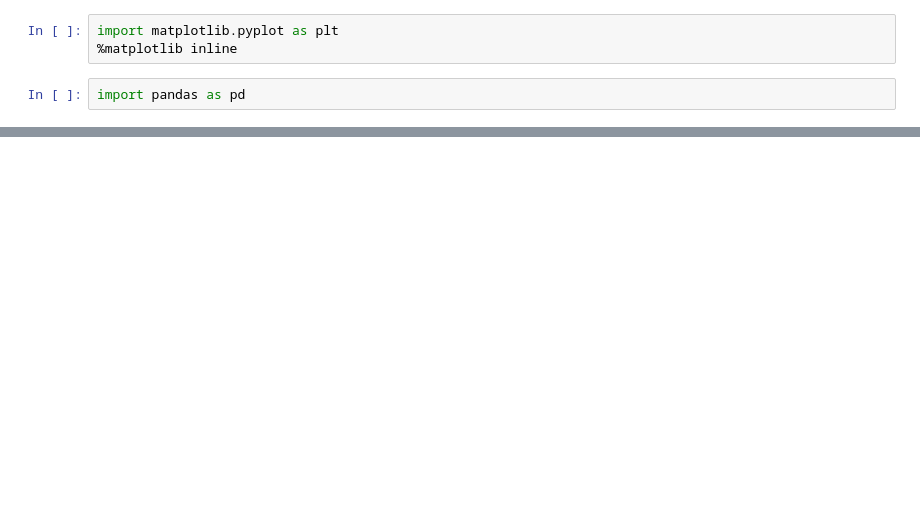
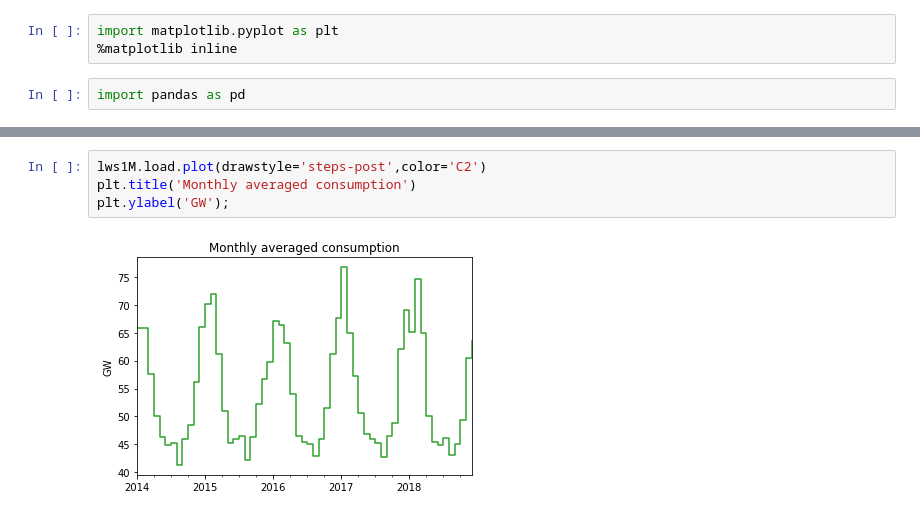
Before and after one commit to pierre-haessig/french-elec2, a Jupyter notebook: REn_Complementarity.ipynb, the cells around one changed output, grey strips where cells are left out. Drawn from its saved outputs; the diff is of its cells as text; blank space fills up the shorter version.

```diff
--- a/REn_Complementarity.ipynb
+++ b/REn_Complementarity.ipynb
@@ -167,0 +65,6 @@ ax.grid();
+# %%
+lws1M.load.plot(drawstyle='steps-post',color='C2')
+plt.title('Monthly averaged consumption')
+plt.ylabel('GW');
+# %% [output]
+[figure, added]
```
Also changed, not shown: parts of 75 cells of this notebook, 4 other files.
